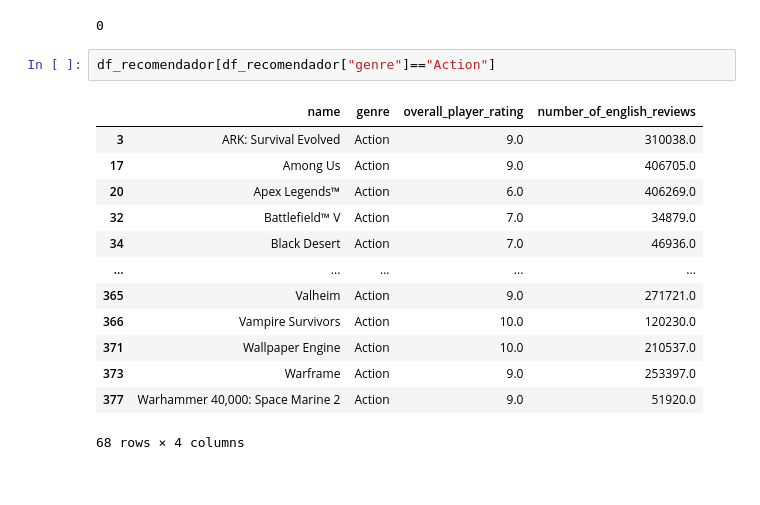
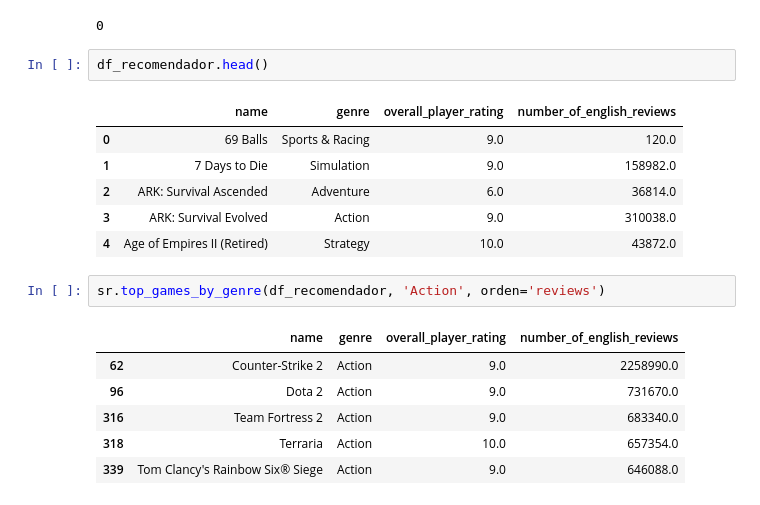
Before and after one commit to ngcarvajall/Sistemas_recomendacion, a Jupyter notebook: modulo09-leccion05-sistemas-recomendacion-LABORATORIO.ipynb, the cells around one changed output. Drawn from its saved outputs; the diff is of its cells as text.

```diff
--- a/modulo09-leccion05-sistemas-recomendacion-LABORATORIO.ipynb
+++ b/modulo09-leccion05-sistemas-recomendacion-LABORATORIO.ipynb
@@ -506,19 +513,21 @@ df_recomendador.shape
 df_recomendador.duplicated().sum()
 # %% [output]
 0
-# %%
-df_recomendador[df_recomendador["genre"]=="Action"]
-# %% [output]
-|  | name | genre | overall_player_rating | number_of_english_reviews |
-| 3 | ARK: Survival Evolved | Action | 9.0 | 310038.0 |
-| 17 | Among Us | Action | 9.0 | 406705.0 |
-| 20 | Apex Legends™ | Action | 6.0 | 406269.0 |
-| 32 | Battlefield™ V | Action | 7.0 | 34879.0 |
-| 34 | Black Desert | Action | 7.0 | 46936.0 |
-| ... | ... | ... | ... | ... |
-| 365 | Valheim | Action | 9.0 | 271721.0 |
-| 366 | Vampire Survivors | Action | 10.0 | 120230.0 |
-| 371 | Wallpaper Engine | Action | 10.0 | 210537.0 |
-| 373 | Warframe | Action | 9.0 | 253397.0 |
-| 377 | Warhammer 40,000: Space Marine 2 | Action | 9.0 | 51920.0 |
-68 rows × 4 columns
+# %%
+df_recomendador.head()
+# %% [output]
+|  | name | genre | overall_player_rating | number_of_english_reviews |
+| 0 | 69 Balls | Sports & Racing | 9.0 | 120.0 |
+| 1 | 7 Days to Die | Simulation | 9.0 | 158982.0 |
+| 2 | ARK: Survival Ascended | Adventure | 6.0 | 36814.0 |
+| 3 | ARK: Survival Evolved | Action | 9.0 | 310038.0 |
+| 4 | Age of Empires II (Retired) | Strategy | 10.0 | 43872.0 |
+# %%
+sr.top_games_by_genre(df_recomendador, 'Action', orden='reviews')
+# %% [output]
+|  | name | genre | overall_player_rating | number_of_english_reviews |
+| 62 | Counter-Strike 2 | Action | 9.0 | 2258990.0 |
+| 96 | Dota 2 | Action | 9.0 | 731670.0 |
+| 316 | Team Fortress 2 | Action | 9.0 | 683340.0 |
+| 318 | Terraria | Action | 10.0 | 657354.0 |
+| 339 | Tom Clancy's Rainbow Six® Siege | Action | 9.0 | 646088.0 |
```
Also changed, not shown: parts of 2 cells of this notebook, 1 other file.
